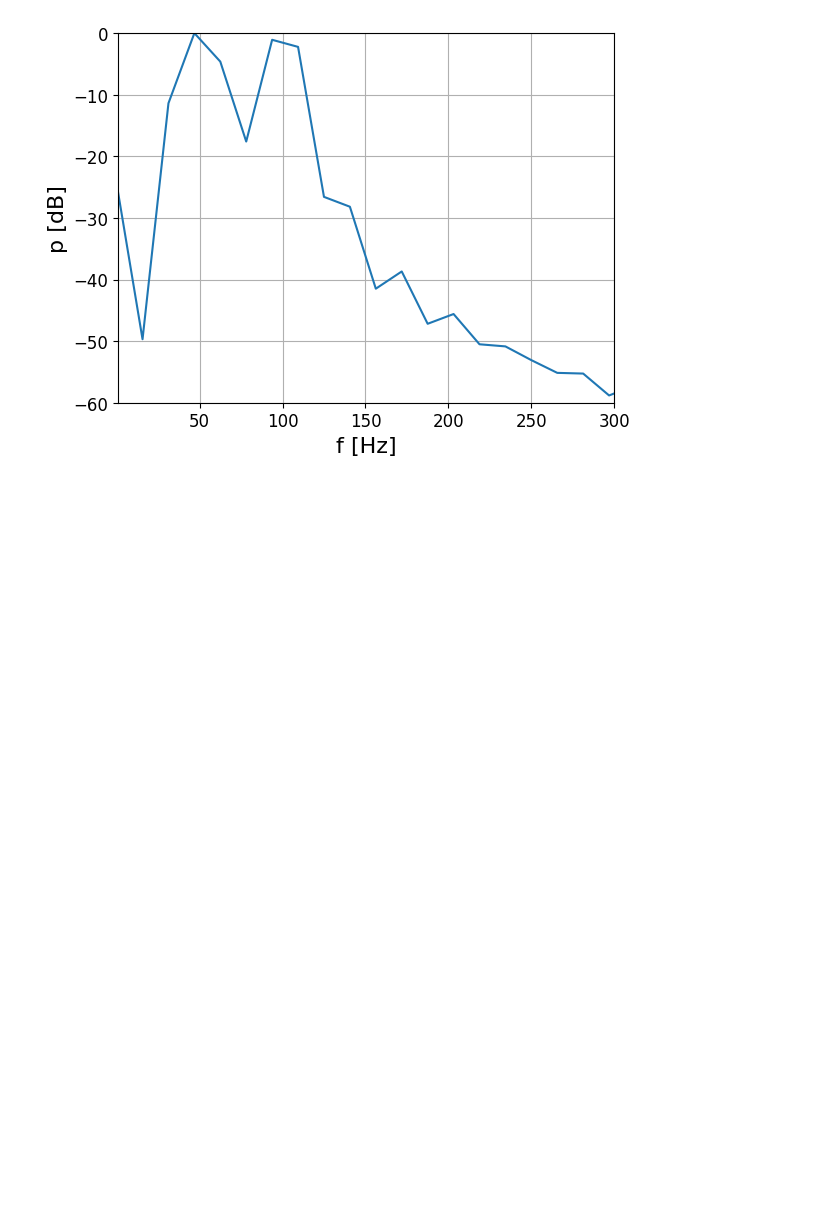
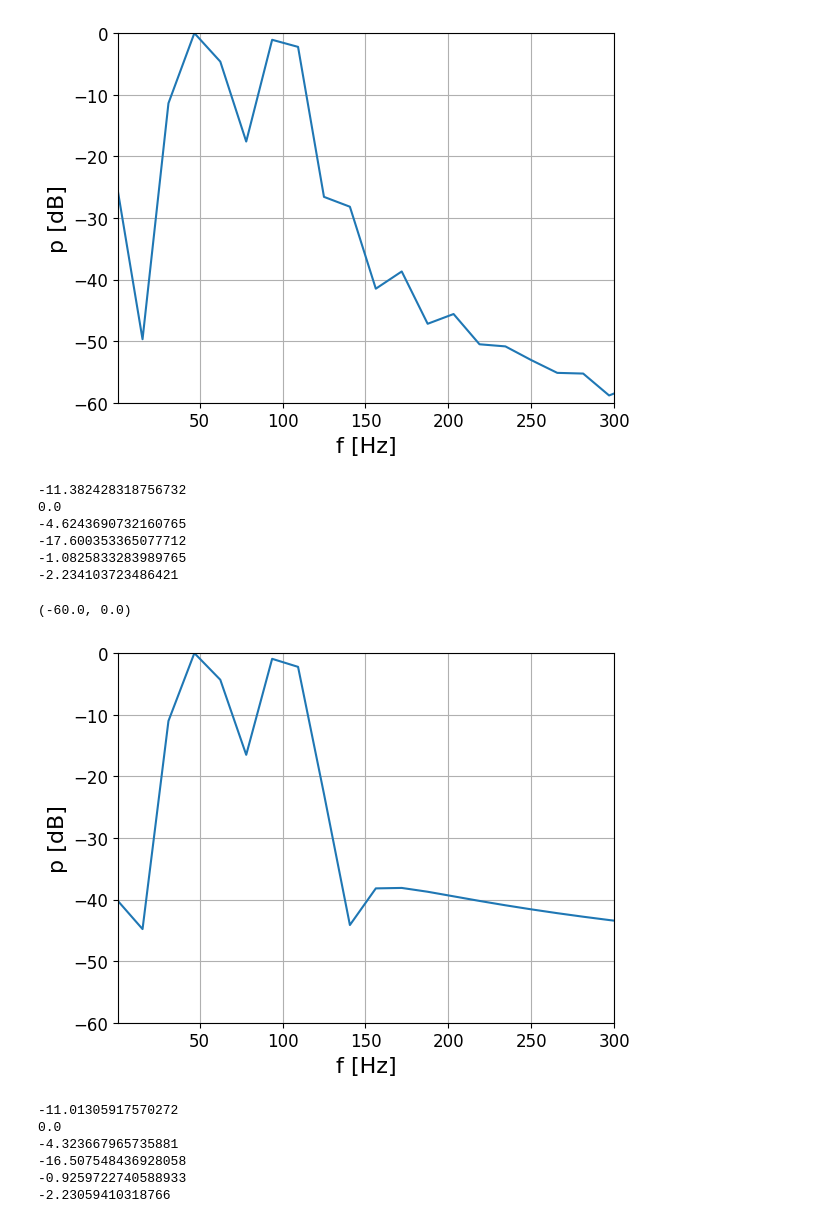
Before and after one commit to ifsm/pymus, a Jupyter notebook: 00-learning-fundamentals/05-Fourier.ipynb, the cells around one changed output. Cells and saved outputs as stored; diff of their text form; code cells hidden in the pictures; blank space fills up the shorter version.

```diff
--- a/00-learning-fundamentals/05-Fourier.ipynb
+++ b/00-learning-fundamentals/05-Fourier.ipynb
@@ -226,3 +226,47 @@ plt.ylim(-60,0)
 # %% [output]
 (-60.0, 0.0)
 [figure]
+# %%
+print(specdB[2])
+print(specdB[3])
+print(specdB[4])
+print(specdB[5])
+print(specdB[6])
+print(specdB[7])
+# %% [output]
+-11.382428318756732
+0.0
+-4.6243690732160765
+-17.600353365077712
+-1.0825833283989765
+-2.234103723486421
+# %%
+spec = fft(hammapplied)# Calculate the frequency spectrum of the signal A
+magspec=np.abs(spec)# isolates the magnitude (ignoring the phase)
+magspec=magspec[0:magspec.size //2]# eliminate negative frequencies
+specdB = 20 * np.log10(magspec / max(magspec))# provide amplitudes in dB
+plt.plot(xfreq,specdB)#plot amplitudes over frequency
+plt.grid()
+plt.xticks(fontsize = 12)
+plt.yticks(fontsize = 12)
+plt.xlabel("f [Hz]", fontsize = 16)
+plt.ylabel("p [dB]", fontsize = 16)
+plt.xlim(1,300)# range to 300 to zoom in
+plt.ylim(-60,0)
+# %% [output]
+(-60.0, 0.0)
+[figure, added]
+# %%
+print(specdB[2])
+print(specdB[3])
+print(specdB[4])
+print(specdB[5])
+print(specdB[6])
+print(specdB[7])
+# %% [output]
+-11.01305917570272
+0.0
+-4.323667965735881
+-16.507548436928058
+-0.9259722740588933
+-2.23059410318766
```
